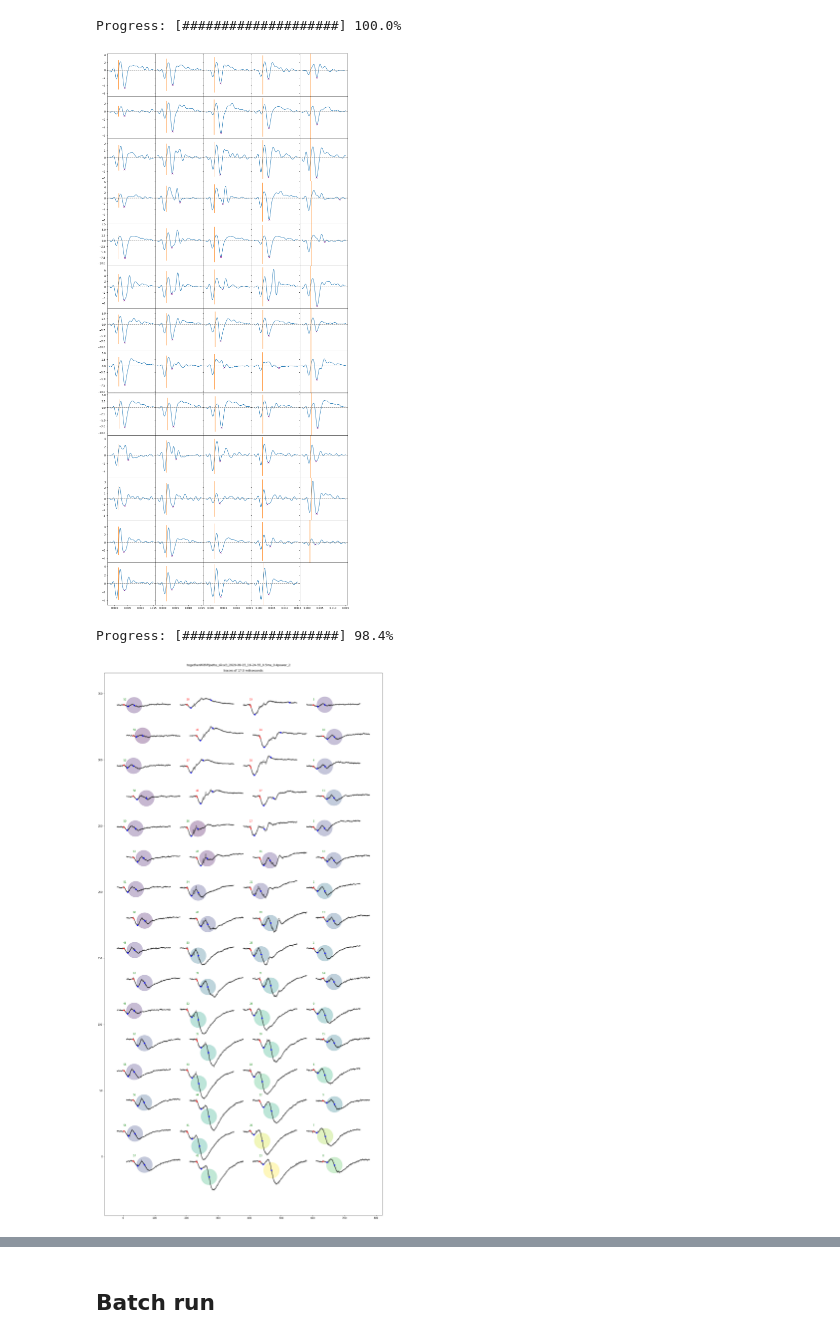
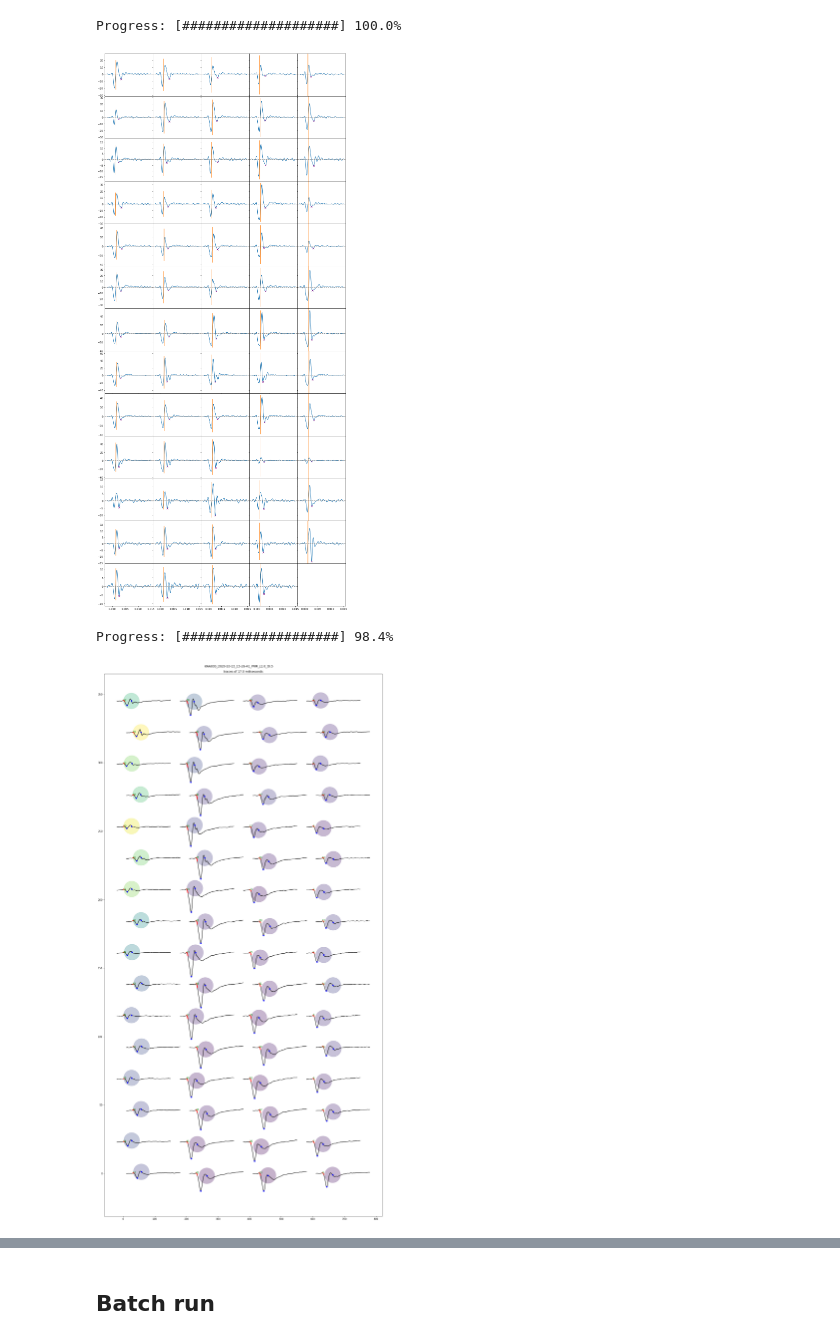
Before and after one commit to HernandoMV/OpenEphys_Analysis, a Jupyter notebook: Invitro_OE.ipynb, the cells around one changed output, grey strips where cells are left out. Saved outputs shown, nothing was run; the diff lists cells and outputs as text; code cells hidden in the pictures.

```diff
--- a/Invitro_OE.ipynb
+++ b/Invitro_OE.ipynb
@@ -169,7 +183,7 @@ update_progress(1)
 Progress: [####################] 100.0%
 # %%
 # Override trace translation
-traces_translated = copy.deepcopy(traces_aligned)
+#traces_translated = copy.deepcopy(traces_aligned)
 # %%
 # Flip the traces
 traces_translated = [-x for x in traces_translated]
@@ -251,7 +265,7 @@ fig, axs = plt.subplots(1,1, figsize=(20, 40), facecolor='w', edgecolor='k', sha
 fig.subplots_adjust(hspace = .001, wspace=.001)
 #axs = axs.ravel()
 x_scaler = 10000
-y_scaler = 0.055
+y_scaler = 0.02
 plt.title('traces of {} miliseconds'.format(1000 * (to_seconds - from_seconds)))
 plt.suptitle(Experiment, y=0.893)
 for j in range(len(xcoords)):
@@ -272,6 +286,6 @@ Progress: [####################] 98.4%
 # %%
 # Filter the average traces so that the derivative and the parameters are easier to compute
-Filter_High_Value = 600
+Filter_High_Value = 1000
 b, a = butter_lowpass(Filter_High_Value, recording.sample_rate)
 
 filtered_averages = copy.deepcopy(Average_traces)
@@ -291,7 +305,7 @@ Derivatives = np.diff(ElectrodeLFPData, axis = 1)
 DerivativeTimes = ElectrodeLFPTimes[:-1]
 
 # for the minima of the ChR2 bump, find the first ascending 0 cross of the derivative after a specified time
-MinChR2LowThr = 0.0008
+MinChR2LowThr = 0.0002
 MinChR2List = []
 MinChR2ListIdx = []
 MinChR2ListTime = []
@@ -332,7 +346,7 @@ for j in range(len(Derivatives)):
 #fig.savefig(OutPutDir + 'ChannelID-' + str(ElectrodeID) + '_derivatives.pdf', transparent=True)
 plt.show()
 # %% [output]
-[figure, old version]
+[figure, new version]
 # %%
 # identify those indexes that look good in terms of timing
 # THIS MIGHT NEED TO GET MORE COMPLEX EVENTUALLY
@@ -346,11 +360,11 @@ fig, axs = plt.subplots(1,1, figsize=(20, 40), facecolor='w', edgecolor='k', sha
 fig.subplots_adjust(hspace = .001, wspace=.001)
 #axs = axs.ravel()
 x_scaler = 10000
-y_scaler = 0.055
+y_scaler = 0.02
 plt.title('traces of {} miliseconds'.format(1000 * (to_seconds - from_seconds)))
 plt.suptitle(Experiment, y=0.893)
 
-#TODO: plot a big circle in the back of each trace color-coded for the slope
+#plot a big circle in the back of each trace color-coded for the slope
 # Select only those that pass the test
 x_s = [(xcoords[j] + intervalTimes[DerMinIdx[j] + idx[0][0]] * x_scaler) for j in range(len(DerMinIdx))]
 y_s = [(ycoords[j] + filtered_averages[j][DerMinIdx[j] + idx[0][0]] * y_scaler) for j in range(len(DerMinIdx))]
@@ -372,31 +386,31 @@ for j in range(len(xcoords)):
              color = 'k')
     # plot when the light is on
     axs.plot(xcoords[j] + intervalTimes[light_idx] * x_scaler,
              ycoords[j] + filtered_averages[j][light_idx] * y_scaler,
              color = 'r',
              linewidth = 3)
     # plot the index of the electrodes, in colors depending on whether they pass the test above
     if timing_test[j]:
         axs.text((xcoords[j] - from_seconds), ycoords[j], j, color='green')
     else:
         axs.text((xcoords[j] - from_seconds), ycoords[j], j, color='red')
     # plot the minima of ChR2 bump and the max of the derivative of the LFP
     axs.plot(xcoords[j] + intervalTimes[MinChR2ListIdx[j] + idx[0][0]] * x_scaler,
              ycoords[j] + filtered_averages[j][MinChR2ListIdx[j] + idx[0][0]] * y_scaler,
              marker = '.',
              markersize = 10,
              color = 'b')
     axs.plot(xcoords[j] + intervalTimes[DerMinIdx[j] + idx[0][0]] * x_scaler,
              ycoords[j] + filtered_averages[j][DerMinIdx[j] + idx[0][0]] * y_scaler,
              marker = '.',
              markersize = 10,
              color = 'b')
     update_progress(j / len(xcoords))
 
 #TODO: Add legends
 
 plt.savefig(outputDir + Experiment + '_AlignedSignal.pdf', transparent=True, bbox_inches='tight')
 plt.show()
 # %% [output]
 Progress: [####################] 98.4%
-[figure, old version]
+[figure, new version]
```
Also changed, not shown: parts of 10 cells of this notebook.
